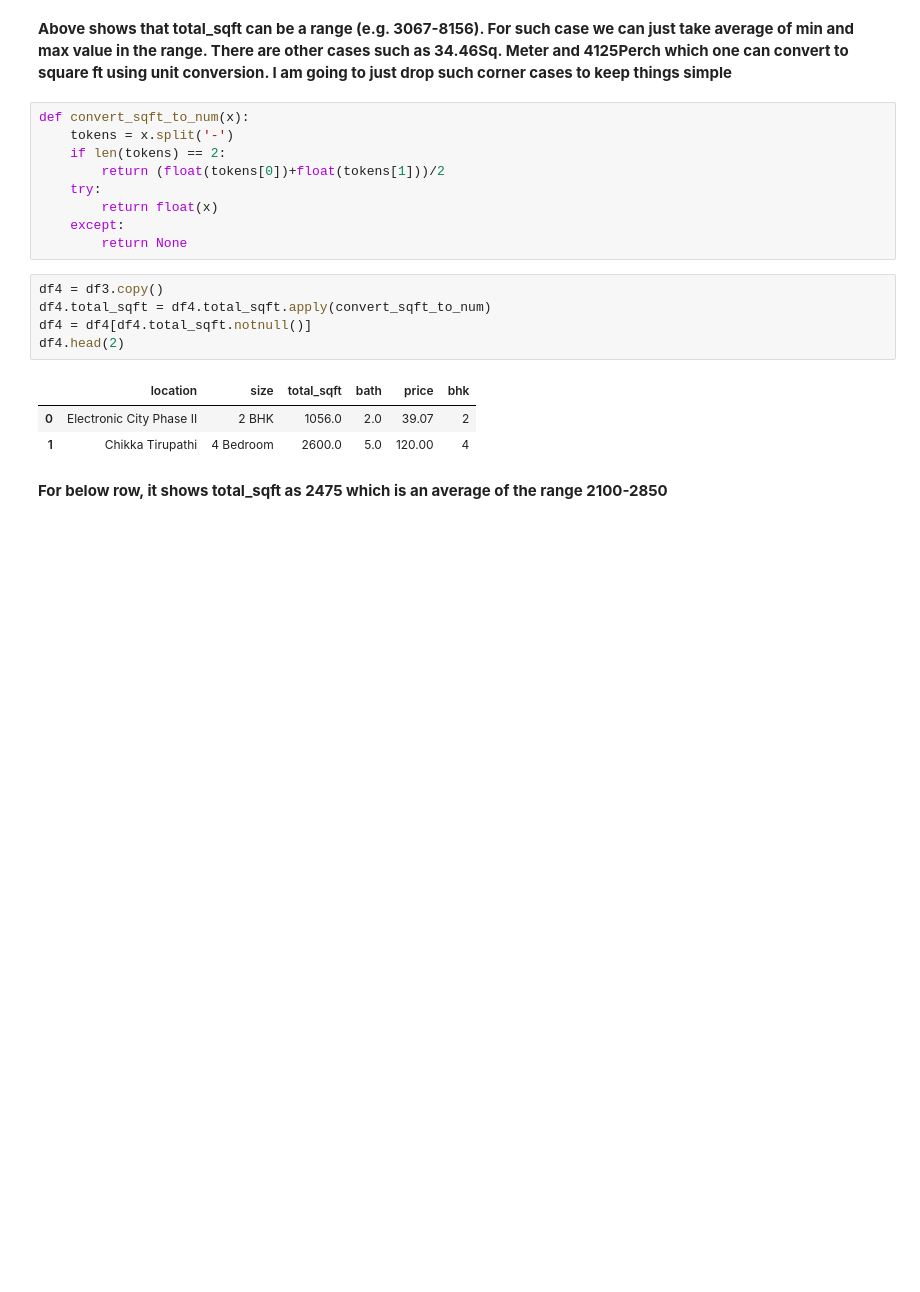
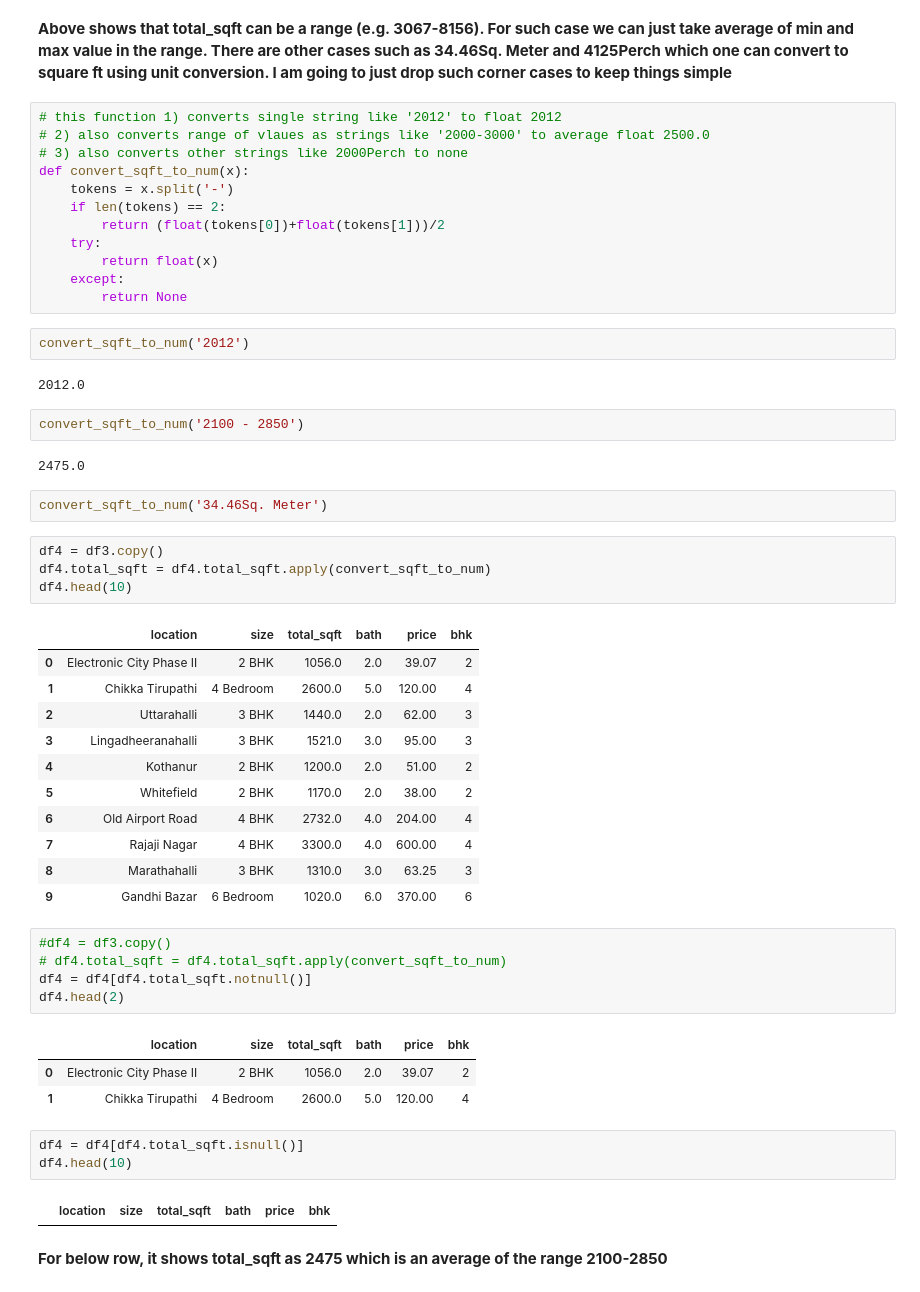
Before and after one commit to haftom2012/ML, a Jupyter notebook: BangloreHomePrices/model/banglore_home_prices_final.ipynb, the cells around one changed output. Saved outputs shown, nothing was run; the diff lists cells and outputs as text; blank space fills up the shorter version.

```diff
--- a/BangloreHomePrices/model/banglore_home_prices_final.ipynb
+++ b/BangloreHomePrices/model/banglore_home_prices_final.ipynb
@@ -205,6 +205,9 @@ df3[~df3['total_sqft'].apply(is_float)].head(10) # returns total_sqft values not
 # %% [markdown]
 **Above shows that total_sqft can be a range (e.g. 3067-8156). For such case we can just take average of min and max value in the range. There are other cases such as 34.46Sq. Meter and 4125Perch which one can convert to square ft using unit conversion. I am going to just drop such corner cases to keep things simple**
 # %%
+# this function 1) converts single string like '2012' to float 2012
+# 2) also converts range of vlaues as strings like '2000-3000' to average float 2500.0
+# 3) also converts other strings like 2000Perch to none
 def convert_sqft_to_num(x):
     tokens = x.split('-')
     if len(tokens) == 2:
@@ -213,15 +216,46 @@ def convert_sqft_to_num(x):
         return float(x)
     except:
         return None
+# %%
+convert_sqft_to_num('2012')
+# %% [output]
+2012.0
+# %%
+convert_sqft_to_num('2100 - 2850')
+# %% [output]
+2475.0
+# %%
+convert_sqft_to_num('34.46Sq. Meter')
+# %%
+df4 = df3.copy()
+df4.total_sqft = df4.total_sqft.apply(convert_sqft_to_num)
+df4.head(10)
+# %% [output]
+|  | location | size | total_sqft | bath | price | bhk |
+| 0 | Electronic City Phase II | 2 BHK | 1056.0 | 2.0 | 39.07 | 2 |
+| 1 | Chikka Tirupathi | 4 Bedroom | 2600.0 | 5.0 | 120.00 | 4 |
+| 2 | Uttarahalli | 3 BHK | 1440.0 | 2.0 | 62.00 | 3 |
+| 3 | Lingadheeranahalli | 3 BHK | 1521.0 | 3.0 | 95.00 | 3 |
+| 4 | Kothanur | 2 BHK | 1200.0 | 2.0 | 51.00 | 2 |
+| 5 | Whitefield | 2 BHK | 1170.0 | 2.0 | 38.00 | 2 |
+| 6 | Old Airport Road | 4 BHK | 2732.0 | 4.0 | 204.00 | 4 |
+| 7 | Rajaji Nagar | 4 BHK | 3300.0 | 4.0 | 600.00 | 4 |
+| 8 | Marathahalli | 3 BHK | 1310.0 | 3.0 | 63.25 | 3 |
+| 9 | Gandhi Bazar | 6 Bedroom | 1020.0 | 6.0 | 370.00 | 6 |
 # %%
-df4 = df3.copy()
-df4.total_sqft = df4.total_sqft.apply(convert_sqft_to_num)
+#df4 = df3.copy()
+# df4.total_sqft = df4.total_sqft.apply(convert_sqft_to_num)
 df4 = df4[df4.total_sqft.notnull()]
 df4.head(2)
 # %% [output]
 |  | location | size | total_sqft | bath | price | bhk |
 | 0 | Electronic City Phase II | 2 BHK | 1056.0 | 2.0 | 39.07 | 2 |
 | 1 | Chikka Tirupathi | 4 Bedroom | 2600.0 | 5.0 | 120.00 | 4 |
+# %%
+df4 = df4[df4.total_sqft.isnull()]
+df4.head(10)
+# %% [output]
+|  | location | size | total_sqft | bath | price | bhk |
 # %% [markdown]
 **For below row, it shows total_sqft as 2475 which is an average of the range 2100-2850**
 # %%
```
